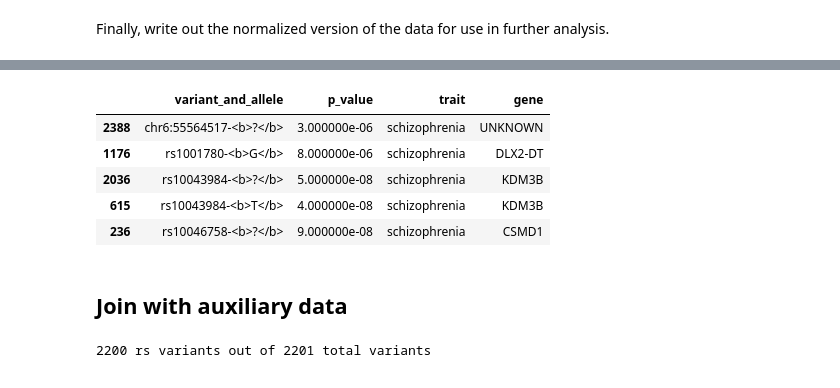
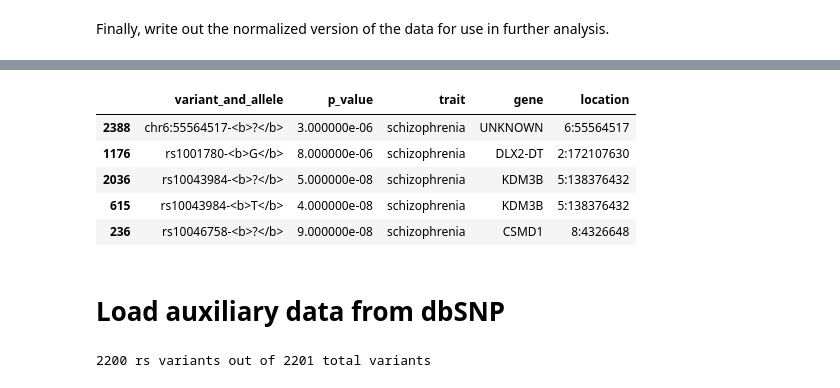
Before and after one commit to jstimes/MentalMap, a Jupyter notebook: notebooks/GWAS_catalog_EDA_and_normalization.ipynb, the cells around one changed output, grey strips where cells are left out. Drawn from its saved outputs; the diff is of its cells as text; code cells hidden in the pictures.

```diff
--- a/notebooks/GWAS_catalog_EDA_and_normalization.ipynb
+++ b/notebooks/GWAS_catalog_EDA_and_normalization.ipynb
@@ -289,0 +296,28 @@ False
+# %%
+# Location is mostly fine. Some associations don't report an rs ID in 'Variant
+# and risk allele' and instead report in the format 'chrX:location-<b>?</b>',
+# and then their Location value is 'Mapping not available'. Just copy over the
+# location info in same format as other variants. Note some rs ID variants also
+# use 'Mapping not available' though, so leave those as is.
+NON_RSVAR_FORMAT_LOCATION_VALUE = 'Mapping not available'
+
+
+def try_fix_variant_location(variant_row: pd.Series) -> Text:
+  """Given variants of form 'chr6:55564517-<b>?</b>' returns '6:55564517'."""
+  if variant_row['Location'] != NON_RSVAR_FORMAT_LOCATION_VALUE:
+    return variant_row['Location']
+  variant = variant_row['Variant and risk allele']
+  if 'rs' in variant:
+    return NON_RSVAR_FORMAT_LOCATION_VALUE
+  parts = variant.split(":")
+  chr_num = parts[0][3]
+  location = parts[1].split("-")[0]
+  return f'{chr_num}:{location}'
+
+
+nonstandard_variants_df = schizo_df.loc[schizo_df['Location'] == NON_RSVAR_FORMAT_LOCATION_VALUE]
+print(f'{len(nonstandard_variants_df)} variants missing location info.')
+schizo_df['Location'] = schizo_df.apply(try_fix_variant_location, axis=1)
+
+still_missing_count = len(schizo_df.loc[schizo_df['Location'] == NON_RSVAR_FORMAT_LOCATION_VALUE])
+print(f'{still_missing_count} variants still missing location info.')
@@ -304,25 +341,26 @@ schizo_df.head()
 # %%
 # Keep only the relevant, normalized columns for brevity. This can always be
 # updated later to retain more if there's a use for it.
 
-out_df = schizo_df[['Variant and risk allele', 'P-value_norm', 'Trait(s)', 'gene_norm', 'location']]
+out_df = schizo_df[['Variant and risk allele', 'P-value_norm', 'Trait(s)', 'gene_norm', 'Location']]
 column_remapping = {
     'Variant and risk allele': 'variant_and_allele',
     'P-value_norm': 'p_value',
     'Trait(s)': 'trait',
     'gene_norm': 'gene',
+    'Location': 'location',
 }
 out_df = out_df.rename(columns=column_remapping)
 out_df.head()
 # %% [output]
-|  | variant_and_allele | p_value | trait | gene |
-| 2388 | chr6:55564517-<b>?</b> | 3.000000e-06 | schizophrenia | UNKNOWN |
-| 1176 | rs1001780-<b>G</b> | 8.000000e-06 | schizophrenia | DLX2-DT |
-| 2036 | rs10043984-<b>?</b> | 5.000000e-08 | schizophrenia | KDM3B |
-| 615 | rs10043984-<b>T</b> | 4.000000e-08 | schizophrenia | KDM3B |
-| 236 | rs10046758-<b>?</b> | 9.000000e-08 | schizophrenia | CSMD1 |
+|  | variant_and_allele | p_value | trait | gene | location |
+| 2388 | chr6:55564517-<b>?</b> | 3.000000e-06 | schizophrenia | UNKNOWN | 6:55564517 |
+| 1176 | rs1001780-<b>G</b> | 8.000000e-06 | schizophrenia | DLX2-DT | 2:172107630 |
+| 2036 | rs10043984-<b>?</b> | 5.000000e-08 | schizophrenia | KDM3B | 5:138376432 |
+| 615 | rs10043984-<b>T</b> | 4.000000e-08 | schizophrenia | KDM3B | 5:138376432 |
+| 236 | rs10046758-<b>?</b> | 9.000000e-08 | schizophrenia | CSMD1 | 8:4326648 |
 # %%
 out_df.to_csv('schizophrenia_gwas_catalog_2022_cleaned.csv')
 # %% [markdown]
-## Join with auxiliary data
+# Load auxiliary data from dbSNP
 # %%
```
Also changed, not shown: parts of 10 cells of this notebook, 2 other files.
